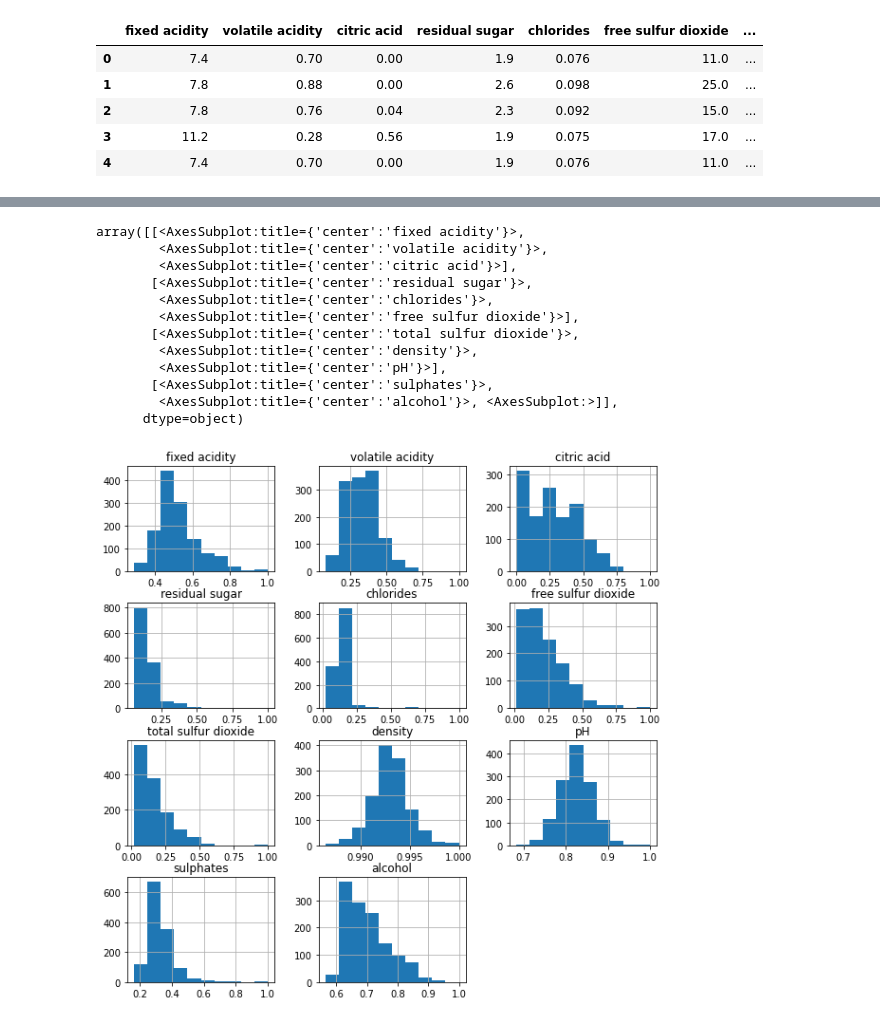
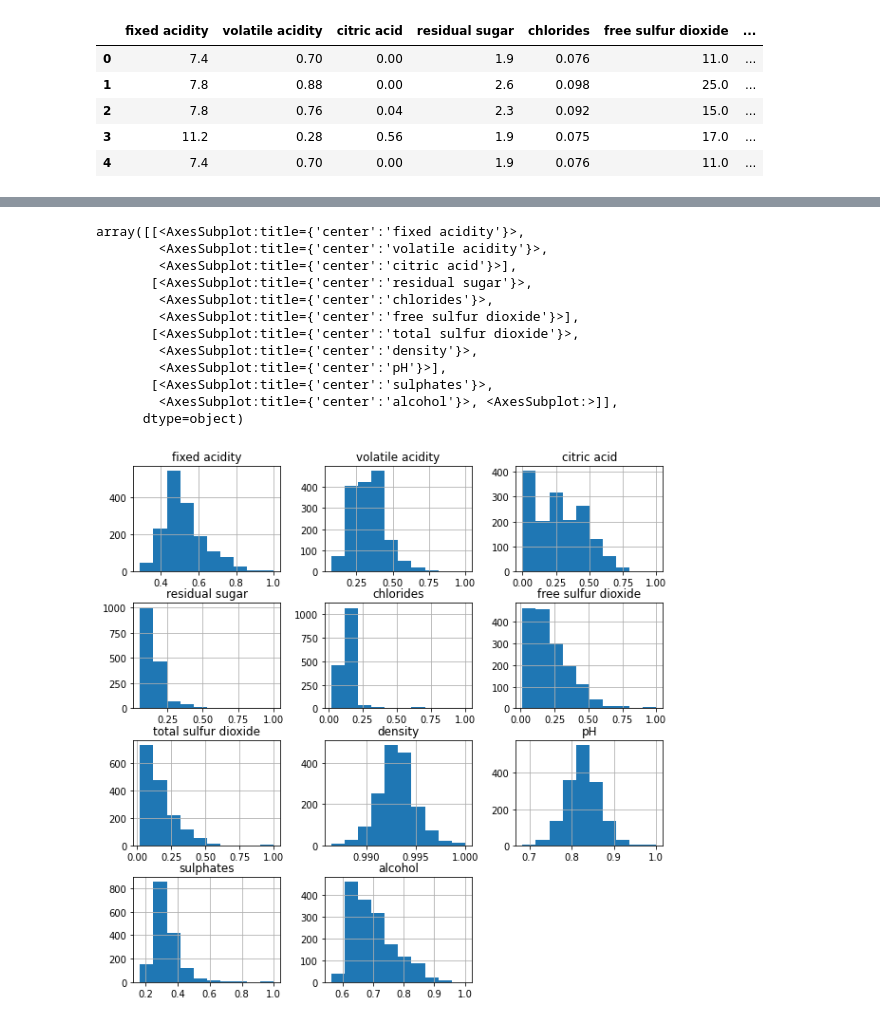
Before and after one commit to OldGentleman/ML_Dimensional_reduction, a Jupyter notebook: preprocessing/wine_preprocessing.ipynb, the cells around one changed output, grey strips where cells are left out. Drawn from its saved outputs; the diff is of its cells as text; code cells hidden in the pictures.

```diff
--- a/preprocessing/wine_preprocessing.ipynb
+++ b/preprocessing/wine_preprocessing.ipynb
@@ -5,7 +5,8 @@ import matplotlib.pyplot as plt
 from sklearn.preprocessing import MaxAbsScaler
 from sklearn.model_selection import train_test_split
 # %%
-wine: pd.DataFrame = pd.read_csv('../data/raw_data/wine.zip', compression='zip')
+wine: pd.DataFrame = pd.read_csv('../data/raw_data/d7 - wine.zip', compression='zip')
+wine_columns = wine.columns
 # %%
 wine.head()
 # %% [output]
@@ -17,4 +18,4 @@ wine.head()
 | 4 | 7.4 | 0.70 | 0.00 | 1.9 | 0.076 | 11.0 | ... |
 # %%
 target = wine['quality']
-wine_features = wine.drop(columns=['quality'], axis=1)
+wine = wine.drop(columns=['quality'], axis=1)
@@ -46,16 +38,21 @@ wine_test_scaled = pd.DataFrame(wine_test_scaled, columns = wine_test.columns)
+# %%
+max_abs_scaler = MaxAbsScaler()
+wine = max_abs_scaler.fit_transform(wine)
+
+wine = pd.DataFrame(wine, columns = wine_columns[:-1])
 # %%
-wine_train_scaled.hist(figsize=(10,10))
+wine.hist(figsize=(10,10))
 # %% [output]
 array([[<AxesSubplot:title={'center':'fixed acidity'}>,
         <AxesSubplot:title={'center':'volatile acidity'}>,
         <AxesSubplot:title={'center':'citric acid'}>],
        [<AxesSubplot:title={'center':'residual sugar'}>,
         <AxesSubplot:title={'center':'chlorides'}>,
         <AxesSubplot:title={'center':'free sulfur dioxide'}>],
        [<AxesSubplot:title={'center':'total sulfur dioxide'}>,
         <AxesSubplot:title={'center':'density'}>,
         <AxesSubplot:title={'center':'pH'}>],
        [<AxesSubplot:title={'center':'sulphates'}>,
         <AxesSubplot:title={'center':'alcohol'}>, <AxesSubplot:>]],
       dtype=object)
-[figure, old version]
+[figure, new version]
```
Also changed, not shown: parts of 6 cells of this notebook, 6 other files.
